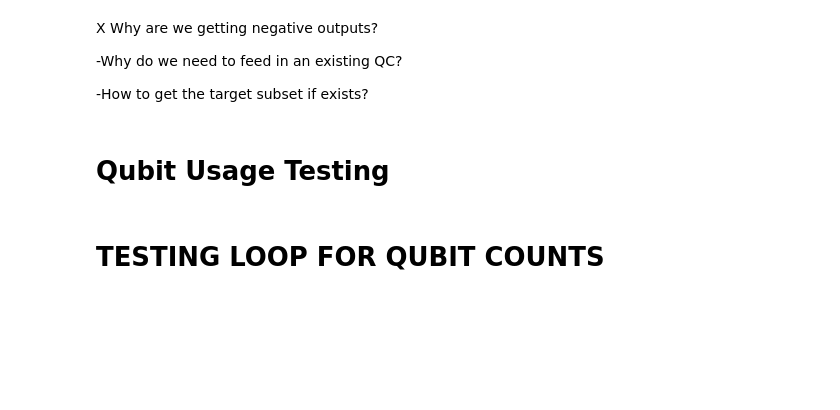
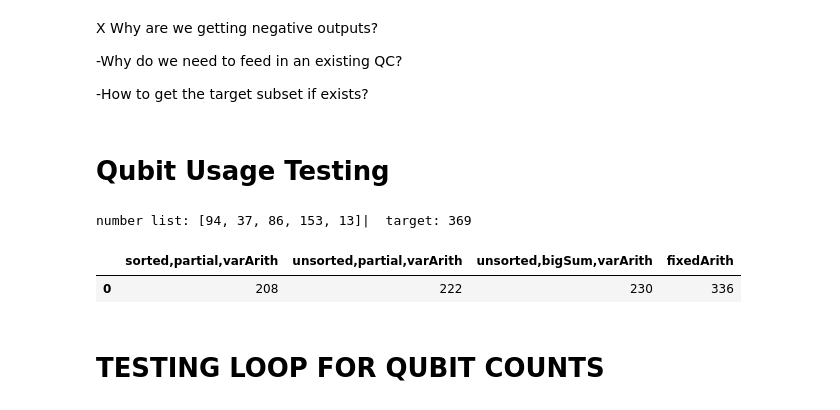
Before and after one commit to ABenoit0226/quantum-place-route, a Jupyter notebook: adder_logic_script.ipynb, the cells around one changed output. Saved outputs shown, nothing was run; the diff lists cells and outputs as text; code cells hidden in the pictures; blank space fills up the shorter version.

```diff
--- a/adder_logic_script.ipynb
+++ b/adder_logic_script.ipynb
@@ -349,10 +349,14 @@ class QSubsetSum:
     #move tester outside class
 
 
-    def run(self, sorted = True, partial = True, variable=True):
+    def run(self, sorted = True, partial = True, variable=True, width=None):
         if sorted:
             self.values.sort()
-        widthOfSum = int(np.log2(sum(self.values)))+1 #placeholder: width = log2(sum) -- code this
+        if not width: #this allows us to do operations on a fixed bit length
+            widthOfSum = int(np.log2(sum(self.values)))+1
+        else:
+            widthOfSum = width #placeholder: width = log2(sum) -- code this
+        fixedWidthofSum = 32
         self.qi = QVarArith(self.qc)
         if variable:
             qintwidth = None
@@ -412,11 +416,15 @@ class QSubsetSum:
     ##
     ## variable: use variable length addition, if false used fixed
     ## this is identical to run execept it returns the # of registers instead of the subtraction result.
-    def testRun(self, sorted = True, partial = True, variable=True):
+    def testRun(self, sorted = True, partial = True, variable=True, width=None):
         if sorted:
             self.values.sort()
-        widthOfSum = int(np.log2(sum(self.values)))+1 #placeholder: width = log2(sum) -- code this
-
+        #widthOfSum = int(np.log2(sum(self.values)))+1 #placeholder: width = log2(sum) -- code this
+        if not width: #this allows us to do operations on a fixed bit length
+            widthOfSum = int(np.log2(sum(self.values)))+1
+        else:
+            widthOfSum = width #placeholder: width = log2(sum) -- code this
+            variable = False
         self.qi = QVarArith(self.qc)
         if variable:
             qintwidth = None
@@ -443,11 +451,11 @@ class QSubsetSum:
             shadow = self.qi.qtemp(s, name = "shd")
             for a in range(len(shadow)):
                 self.qc.getQuantumCircuit().ccx(ctrl, r[a], shadow[a]) #
-            ans = self.qi.add(ans, shadow, self.qi.numBits(totsum))
+            ans = self.qi.add(ans, shadow, self.qi.numBits(totsum)+1)
 
         targ = self.qi.qint(self.target, name = "target", width=len(ans))
         targ = self.qi.neg(targ)
-        subtraction = self.qi.add(ans, targ, self.qi.numBits(totsum))
+        subtraction = self.qi.add(ans, targ, self.qi.numBits(totsum)+1)
         self.qi.measure(subtraction)
 
         # gateSum=0
@@ -514,7 +522,7 @@ X Why are we getting negative outputs?
 # %% [markdown]
 # Qubit Usage Testing
 # %%
-def tester(numVals, maxVal=None):
+def tester(numVals, maxVal=None, width=None):
 
         if not maxVal:
             maxVal = 64
@@ -532,27 +540,33 @@ def tester(numVals, maxVal=None):
         qsub3 = QSubsetSum(copy.deepcopy(randomlist), target)
         ans3 = qsub3.testRun(False, False, True) #varArith with unsorted values and total sum
         qsub4 = QSubsetSum(copy.deepcopy(randomlist), target)
-        ans4 = qsub4.testRun(True, True, False) #fixedArith with sorted values and partial sum
+        ans4 = qsub4.testRun(True, True, False, width) #fixedArith with sorted values and partial sum
         return ans, ans2, ans3, ans4
 # %%
 d = {'sorted,partial,varArith':[], 'unsorted,partial,varArith':[], 'unsorted,bigSum,varArith':[], 'fixedArith':[]}
 df = pd.DataFrame(data=d)
 
 #loop over all numvals of tester
 
 #number of values to check: [5,10,15]?
 #maxVal values to check: [64, 128, 256]?
 #number of runs for each data point: 50? 100? 250?
 
-for i in range(100):
-    test = tester(30, 256)
+test = tester(5, 256, 32)
+df.loc[len(df.index)] = [test[0], test[1],test[2], test[3]]
+# for i in range(100):
+#     test = tester(30, 256)
 
-    df.loc[len(df.index)] = [test[0], test[1],test[2], test[3]]
+#     df.loc[len(df.index)] = [test[0], test[1],test[2], test[3]]
 
-#display(df)
+display(df)
 df.loc[len(df.index)] = df.mean()
 os.makedirs('tests', exist_ok=True)
-df.to_csv('tests/30vals256max.csv')
+#df.to_csv('tests/30vals256max.csv')
+# %% [output]
+number list: [94, 37, 86, 153, 13]|  target: 369
+|  | sorted,partial,varArith | unsorted,partial,varArith | unsorted,bigSum,varArith | fixedArith |
+| 0 | 208 | 222 | 230 | 336 |
 # %% [markdown]
 # TESTING LOOP FOR QUBIT COUNTS
 # %%
```
Also changed, not shown: parts of 1 cell of this notebook.
